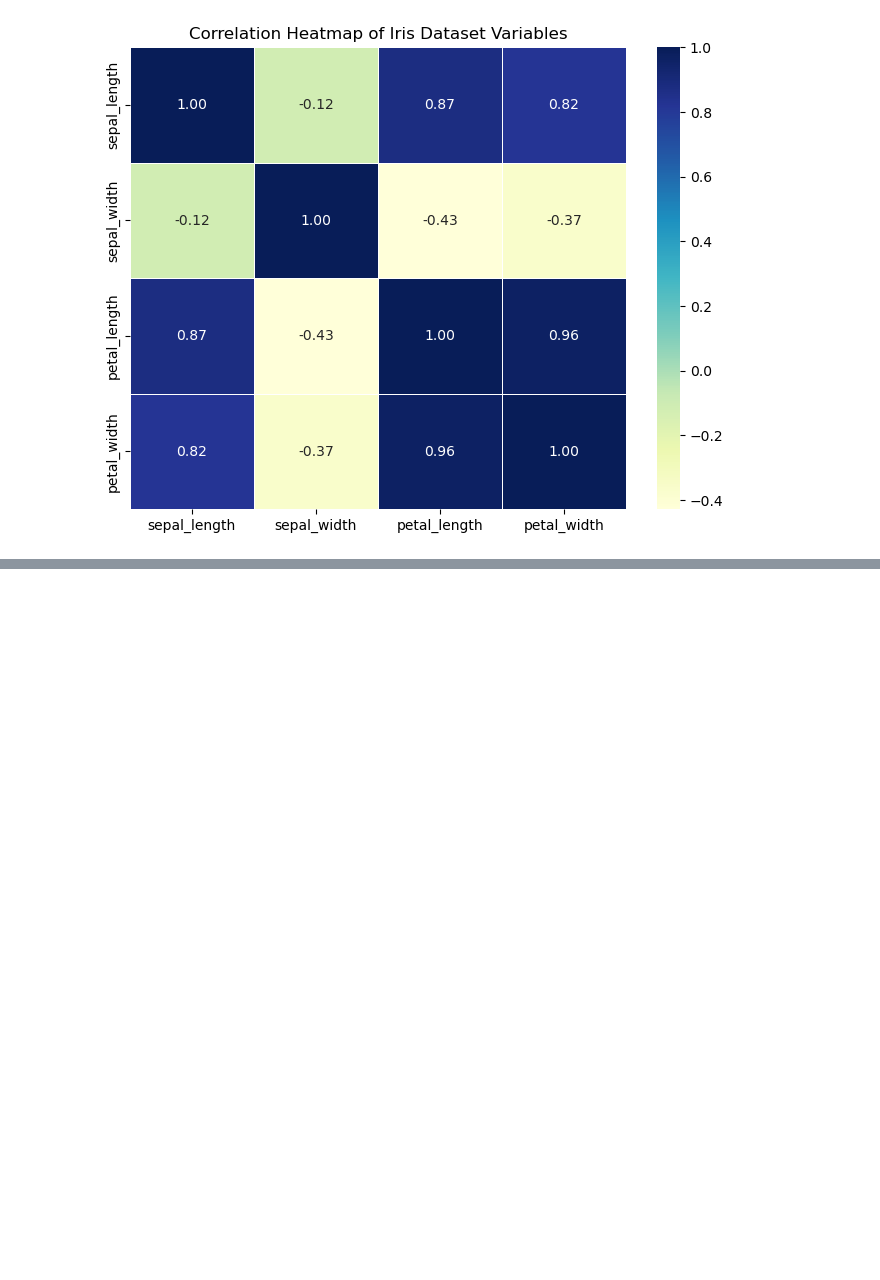
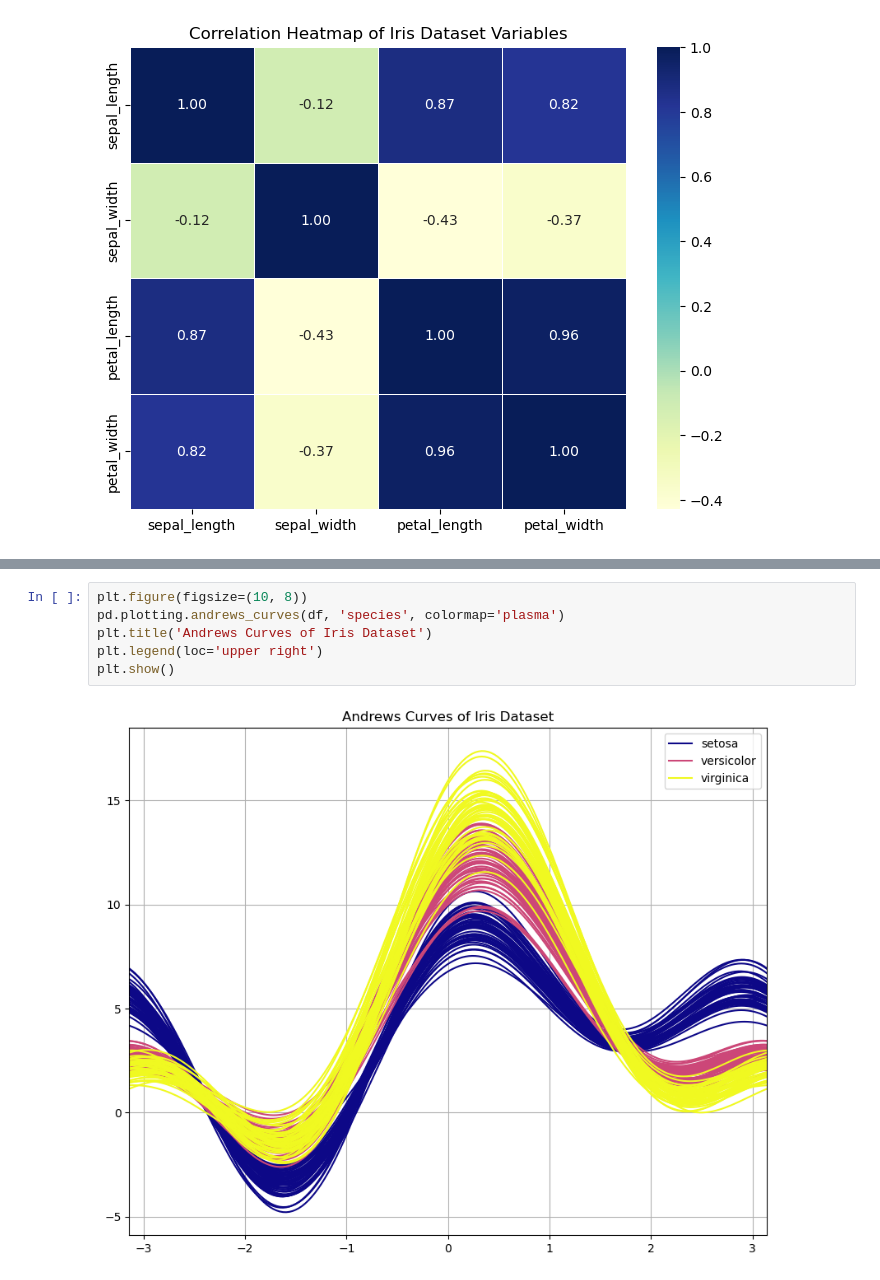
Before and after one commit to Grainne10/Pands-Project, a Jupyter notebook: analysis.ipynb, the cells around one changed output, grey strips where cells are left out. Cells and saved outputs as stored; diff of their text form; blank space fills up the shorter version.

Commit message:
Add Andrew's curve multivariate plot

```diff
--- a/analysis.ipynb
+++ b/analysis.ipynb
@@ -292,0 +293,8 @@ SyntaxError: invalid syntax (481526245.py, line 1)
+# %%
+plt.figure(figsize=(10, 8))
+pd.plotting.andrews_curves(df, 'species', colormap='plasma')
+plt.title('Andrews Curves of Iris Dataset')
+plt.legend(loc='upper right')
+plt.show()
+# %% [output]
+[figure, added]
```
Also changed, not shown: parts of 1 cell of this notebook, 5 other files.
